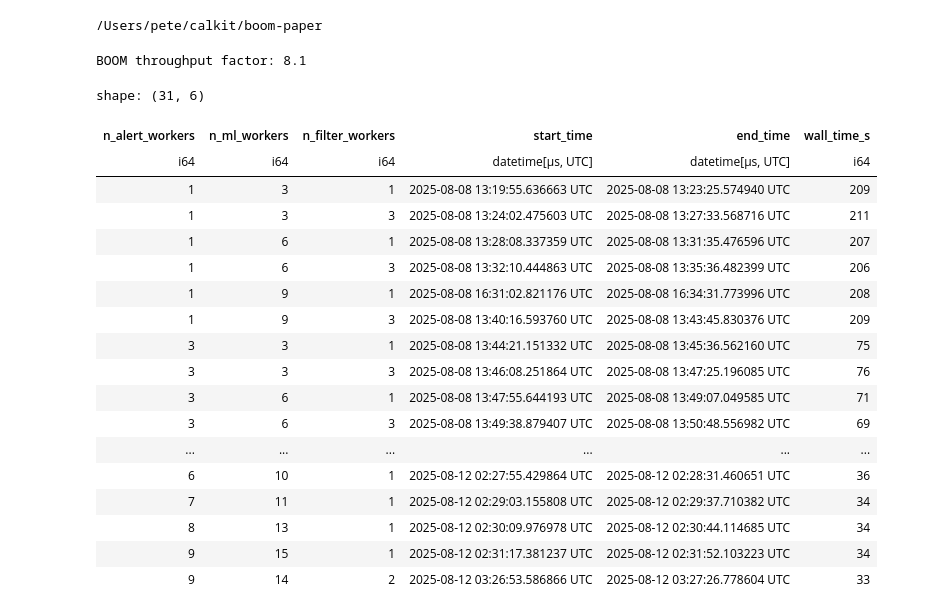
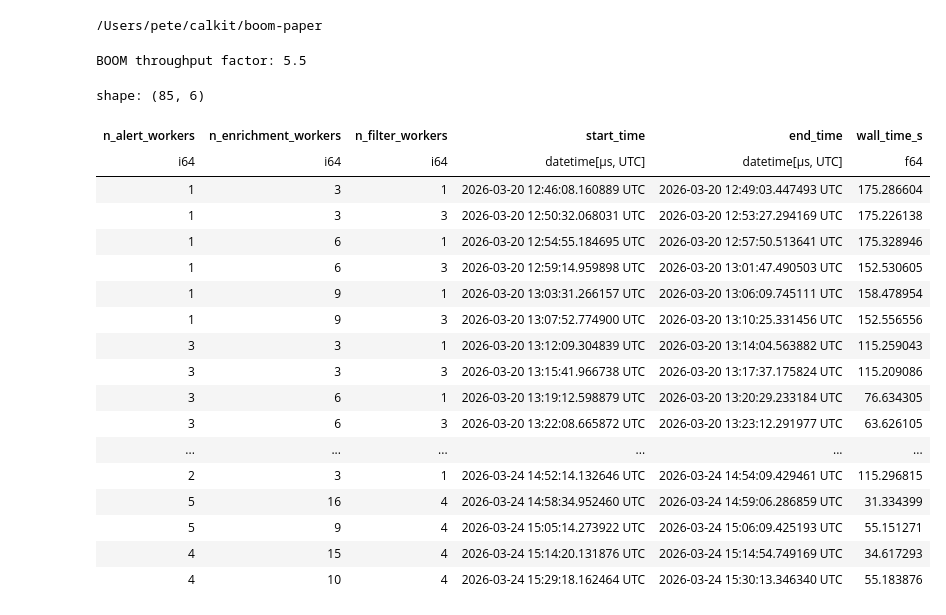
Before and after one commit to boom-astro/boom-paper, a Jupyter notebook: .calkit/notebooks/executed/notebooks/analyze-logs.ipynb, the cells around one changed output. Drawn from its saved outputs; the diff is of its cells as text; code cells hidden in the pictures.

```diff
--- a/.calkit/notebooks/executed/notebooks/analyze-logs.ipynb
+++ b/.calkit/notebooks/executed/notebooks/analyze-logs.ipynb
@@ -40,7 +40,7 @@ for vals in vals_product:
     current_params = dict(zip(param_names, vals))
     boom_config = (
         f"na={current_params['n_alert_workers']}-"
-        f"nml={current_params['n_ml_workers']}-"
+        f"ne={current_params['n_enrichment_workers']}-"
         f"nf={current_params['n_filter_workers']}"
     )
     boom_consumer_log_fpath = f"logs/boom-{boom_config}/consumer.log"
@@ -67,9 +67,10 @@ for vals in vals_product:
     results_boom.append(current_params)
 
 df_boom = pl.DataFrame(results_boom).with_columns(
-    (pl.col("end_time") - pl.col("start_time"))
-    .dt.total_seconds()
-    .alias("wall_time_s")
+    (
+        (pl.col("end_time") - pl.col("start_time")).dt.total_microseconds()
+        / 1e6
+    ).alias("wall_time_s")
 )
 
 # Kowalski only has one parameter name, so we don't need the product
@@ -102,9 +103,10 @@ for val in param_vals:
     results_kowalski.append(res)
 
 df_kowalski = pl.DataFrame(results_kowalski).with_columns(
-    (pl.col("end_time") - pl.col("start_time"))
-    .dt.total_seconds()
-    .alias("wall_time_s")
+    (
+        (pl.col("end_time") - pl.col("start_time")).dt.total_microseconds()
+        / 1e6
+    ).alias("wall_time_s")
 )
 
 # Write results to file for later analysis
@@ -116,7 +118,7 @@ df_kowalski.write_csv("results/kowalski.csv")
 boom_wall_time = (
     df_boom.filter(
         (pl.col("n_alert_workers") == 3)
-        & (pl.col("n_ml_workers") == 3)
+        & (pl.col("n_enrichment_workers") == 3)
         & (pl.col("n_filter_workers") == 1)
     )
     .select("wall_time_s")
@@ -131,30 +133,30 @@ kowalski_wall_time = (
 boom_throughput_factor = kowalski_wall_time / boom_wall_time
 print(f"BOOM throughput factor: {boom_throughput_factor:.1f}")
 # %% [output]
-BOOM throughput factor: 8.1
+BOOM throughput factor: 5.5
 # %%
-pl.Config.set_tbl_rows(50)
+pl.Config.set_tbl_rows(100)
 df_boom
 # %% [output]
-shape: (31, 6)
+shape: (85, 6)
-| n_alert_workers | n_ml_workers | n_filter_workers | start_time | end_time | wall_time_s |
-| i64 | i64 | i64 | datetime[μs, UTC] | datetime[μs, UTC] | i64 |
-| 1 | 3 | 1 | 2025-08-08 13:19:55.636663 UTC | 2025-08-08 13:23:25.574940 UTC | 209 |
-| 1 | 3 | 3 | 2025-08-08 13:24:02.475603 UTC | 2025-08-08 13:27:33.568716 UTC | 211 |
-| 1 | 6 | 1 | 2025-08-08 13:28:08.337359 UTC | 2025-08-08 13:31:35.476596 UTC | 207 |
-| 1 | 6 | 3 | 2025-08-08 13:32:10.444863 UTC | 2025-08-08 13:35:36.482399 UTC | 206 |
-| 1 | 9 | 1 | 2025-08-08 16:31:02.821176 UTC | 2025-08-08 16:34:31.773996 UTC | 208 |
-| 1 | 9 | 3 | 2025-08-08 13:40:16.593760 UTC | 2025-08-08 13:43:45.830376 UTC | 209 |
-| 3 | 3 | 1 | 2025-08-08 13:44:21.151332 UTC | 2025-08-08 13:45:36.562160 UTC | 75 |
-| 3 | 3 | 3 | 2025-08-08 13:46:08.251864 UTC | 2025-08-08 13:47:25.196085 UTC | 76 |
-| 3 | 6 | 1 | 2025-08-08 13:47:55.644193 UTC | 2025-08-08 13:49:07.049585 UTC | 71 |
-| 3 | 6 | 3 | 2025-08-08 13:49:38.879407 UTC | 2025-08-08 13:50:48.556982 UTC | 69 |
+| n_alert_workers | n_enrichment_workers | n_filter_workers | start_time | end_time | wall_time_s |
+| i64 | i64 | i64 | datetime[μs, UTC] | datetime[μs, UTC] | f64 |
+| 1 | 3 | 1 | 2026-03-20 12:46:08.160889 UTC | 2026-03-20 12:49:03.447493 UTC | 175.286604 |
+| 1 | 3 | 3 | 2026-03-20 12:50:32.068031 UTC | 2026-03-20 12:53:27.294169 UTC | 175.226138 |
+| 1 | 6 | 1 | 2026-03-20 12:54:55.184695 UTC | 2026-03-20 12:57:50.513641 UTC | 175.328946 |
+| 1 | 6 | 3 | 2026-03-20 12:59:14.959898 UTC | 2026-03-20 13:01:47.490503 UTC | 152.530605 |
+| 1 | 9 | 1 | 2026-03-20 13:03:31.266157 UTC | 2026-03-20 13:06:09.745111 UTC | 158.478954 |
+| 1 | 9 | 3 | 2026-03-20 13:07:52.774900 UTC | 2026-03-20 13:10:25.331456 UTC | 152.556556 |
+| 3 | 3 | 1 | 2026-03-20 13:12:09.304839 UTC | 2026-03-20 13:14:04.563882 UTC | 115.259043 |
+| 3 | 3 | 3 | 2026-03-20 13:15:41.966738 UTC | 2026-03-20 13:17:37.175824 UTC | 115.209086 |
+| 3 | 6 | 1 | 2026-03-20 13:19:12.598879 UTC | 2026-03-20 13:20:29.233184 UTC | 76.634305 |
+| 3 | 6 | 3 | 2026-03-20 13:22:08.665872 UTC | 2026-03-20 13:23:12.291977 UTC | 63.626105 |
 | ... | ... | ... | ... | ... | ... |
-| 6 | 10 | 1 | 2025-08-12 02:27:55.429864 UTC | 2025-08-12 02:28:31.460651 UTC | 36 |
-| 7 | 11 | 1 | 2025-08-12 02:29:03.155808 UTC | 2025-08-12 02:29:37.710382 UTC | 34 |
-| 8 | 13 | 1 | 2025-08-12 02:30:09.976978 UTC | 2025-08-12 02:30:44.114685 UTC | 34 |
-| 9 | 15 | 1 | 2025-08-12 02:31:17.381237 UTC | 2025-08-12 02:31:52.103223 UTC | 34 |
-| 9 | 14 | 2 | 2025-08-12 03:26:53.586866 UTC | 2025-08-12 03:27:26.778604 UTC | 33 |
+| 2 | 3 | 1 | 2026-03-24 14:52:14.132646 UTC | 2026-03-24 14:54:09.429461 UTC | 115.296815 |
+| 5 | 16 | 4 | 2026-03-24 14:58:34.952460 UTC | 2026-03-24 14:59:06.286859 UTC | 31.334399 |
+| 5 | 9 | 4 | 2026-03-24 15:05:14.273922 UTC | 2026-03-24 15:06:09.425193 UTC | 55.151271 |
+| 4 | 15 | 4 | 2026-03-24 15:14:20.131876 UTC | 2026-03-24 15:14:54.749169 UTC | 34.617293 |
+| 4 | 10 | 4 | 2026-03-24 15:29:18.162464 UTC | 2026-03-24 15:30:13.346340 UTC | 55.183876 |
 # %%
 df_kowalski
 # %% [output]
```
Also changed, not shown: parts of 6 cells of this notebook, 52 other files.
